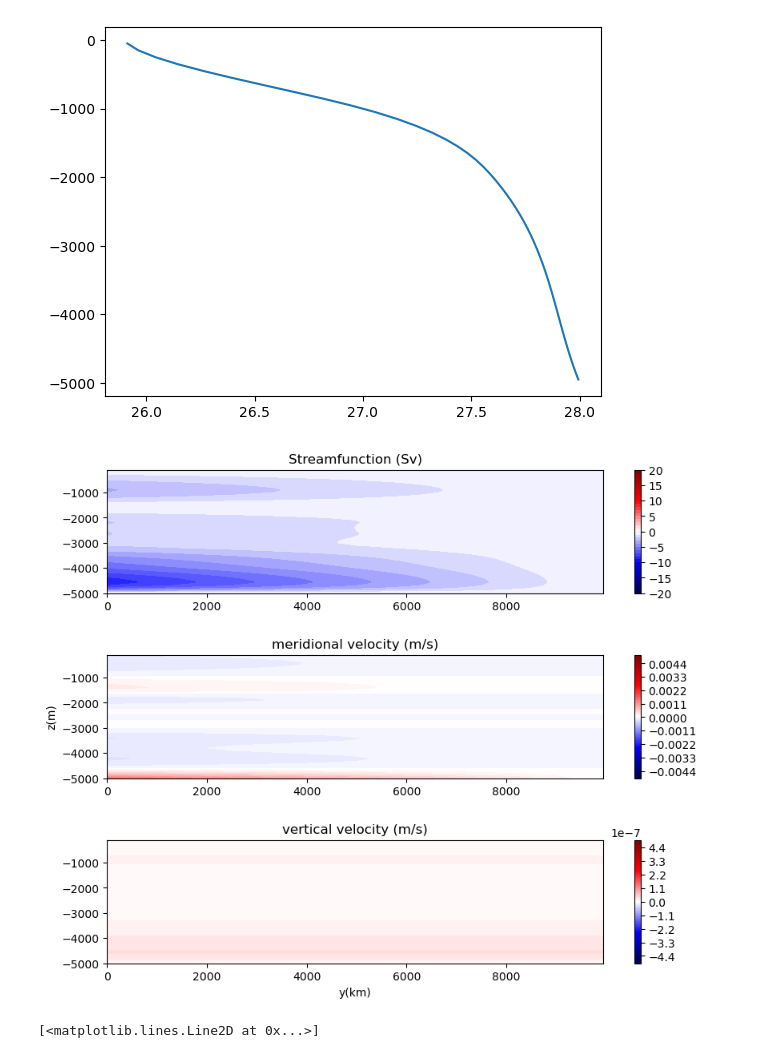
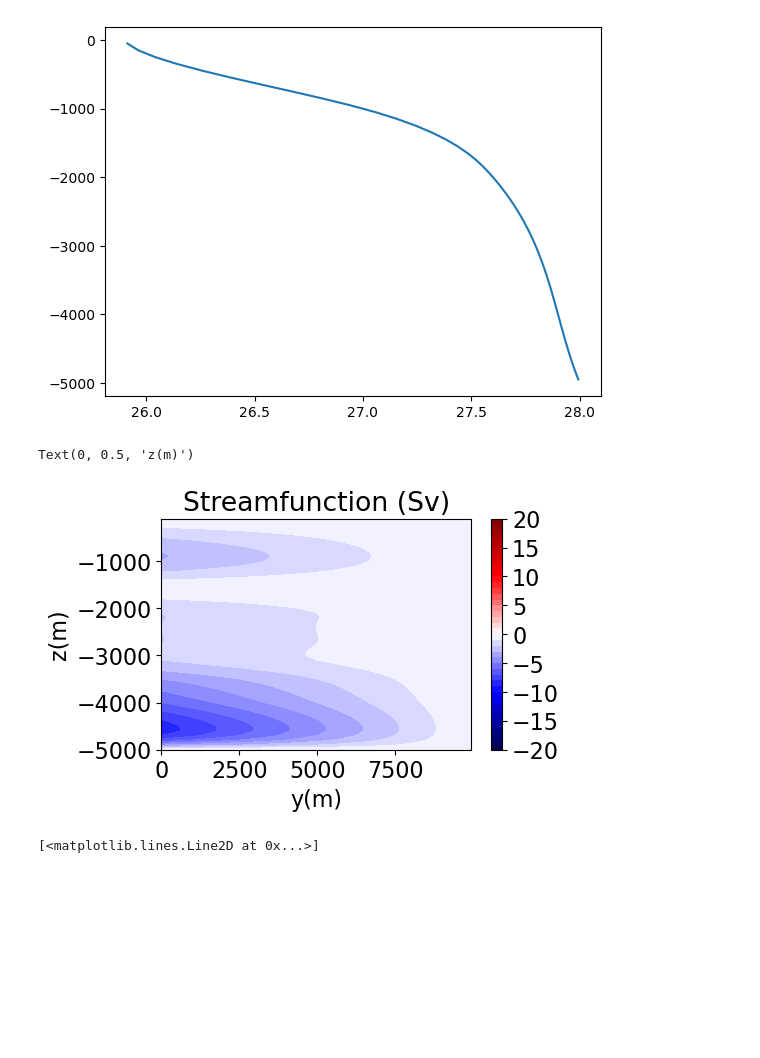
Before and after one commit to anthony-meza/test_age_framework, a Jupyter notebook: advection_diffusion_simplified_circulation.ipynb, the cells around one changed output. Saved outputs shown, nothing was run; the diff lists cells and outputs as text; code cells hidden in the pictures; blank space fills up the shorter version.

```diff
--- a/advection_diffusion_simplified_circulation.ipynb
+++ b/advection_diffusion_simplified_circulation.ipynb
@@ -6,6 +6,7 @@ from scipy.interpolate import interp1d
 import sys
 import xgcm
 import xarray as xr
+plt.rcParams.update({'font.size': 16})
 # %%
 def psi_sb(z0,gamma):
     '''
@@ -100,51 +101,54 @@ kdeep=5e-4
 Zsill=-2000 #m
 Hsill=750 #m
 kv=1e-4
 kdia=0.5*(ksurf+kdeep)+0.5*(ksurf-kdeep)*np.tanh((Zl-Zsill)/Hsill)
 pgamma_pz=(gamma_basin_init[:-1]-gamma_basin_init[1:])/(Z[:-1]-Z[1:]) #on Z inner
 pgamma_pz_lower=np.append(pgamma_pz,0)
 pgamma_pz_outer=np.insert(pgamma_pz_lower,0,0)
 ppgamma_ppz=(pgamma_pz_outer[:-1]-pgamma_pz_outer[1:])/(Zp1[:-1]-Zp1[1:])  #on Z center
 basin_width=28000 #km
 w_inner=-kdia[:-1]*pgamma_pz/((gamma_basin_init[:-1]+gamma_basin_init[1:])/2)
 w=np.append(w_inner,0)
 w=w_init*1e6/basin_width/Lbasin/1000/1000
 w_basin_grid=-np.tile(w,[Nbasin,1])
  #km
 w_transport=w_basin_grid*basin_width*dy*1000*1000
 
 basin_streamfunc=-np.cumsum(w_transport[::-1,:],axis=0)[::-1,:]
 basin_streamfunc_zouter=np.c_[np.zeros(Nbasin),basin_streamfunc]
 v_basin_grid=-(basin_streamfunc_zouter[:,:-1]-basin_streamfunc_zouter[:,1:])/(Zp1[:-1]-Zp1[1:])/basin_width/1000
 
-fig=plt.figure(figsize=myfigsize)
-plt.subplot(3,1,1)
+fig=plt.figure(figsize=(5,3))
+#plt.subplot(3,1,1)
 plt.contourf(ybasin,Zl,basin_streamfunc.T/1e6,cmap='seismic',levels=np.arange(-20,20.5,1))
 
 #plt.contourf(ybasin,Zl,w_transport.T)
 plt.colorbar()
 plt.title('Streamfunction (Sv)')
-plt.subplot(3,1,2)
+plt.xlabel('y(m)')
+plt.ylabel('z(m)')
+# plt.subplot(3,1,2)
 
 
-#plt.contourf(ybasin,Zl,w_transport.T)
-#plt.colorbar()
-plt.contourf(ybasin,Zl,v_basin_grid.T,cmap='seismic',levels=np.arange(-0.005,0.0051,0.0001))
-plt.colorbar()
-plt.ylabel('z(m)')
-plt.title('meridional velocity (m/s)')
-plt.subplot(3,1,3)
+# #plt.contourf(ybasin,Zl,w_transport.T)
+# #plt.colorbar()
+# plt.contourf(ybasin,Zl,v_basin_grid.T,cmap='seismic',levels=np.arange(-0.005,0.0051,0.0001))
+# plt.colorbar()
+# plt.ylabel('z(m)')
+# plt.title('meridional velocity (m/s)')
+# plt.subplot(3,1,3)
 
 
-#plt.contourf(ybasin,Zl,w_transport.T)
-#plt.colorbar()
-plt.contourf(ybasin,Zl,w_basin_grid.T,cmap='seismic',levels=np.arange(-0.0000005,0.00000051,0.00000001))
-plt.colorbar()
-plt.xlabel('y(km)')
-plt.title('vertical velocity (m/s)')
-fig.subplots_adjust(wspace=0.5,hspace=0.5)
+# #plt.contourf(ybasin,Zl,w_transport.T)
+# #plt.colorbar()
+# plt.contourf(ybasin,Zl,w_basin_grid.T,cmap='seismic',levels=np.arange(-0.0000005,0.00000051,0.00000001))
+# plt.colorbar()
+# plt.xlabel('y(km)')
+# plt.title('vertical velocity (m/s)')
+# fig.subplots_adjust(wspace=0.5,hspace=0.5)
 # %% [output]
+Text(0, 0.5, 'z(m)')
-[figure, old version]
+[figure, new version]
 # %%
 ksurf=1e-5
 kdeep=0.5e-4
```
Also changed, not shown: parts of 7 cells of this notebook, 3 other files.
